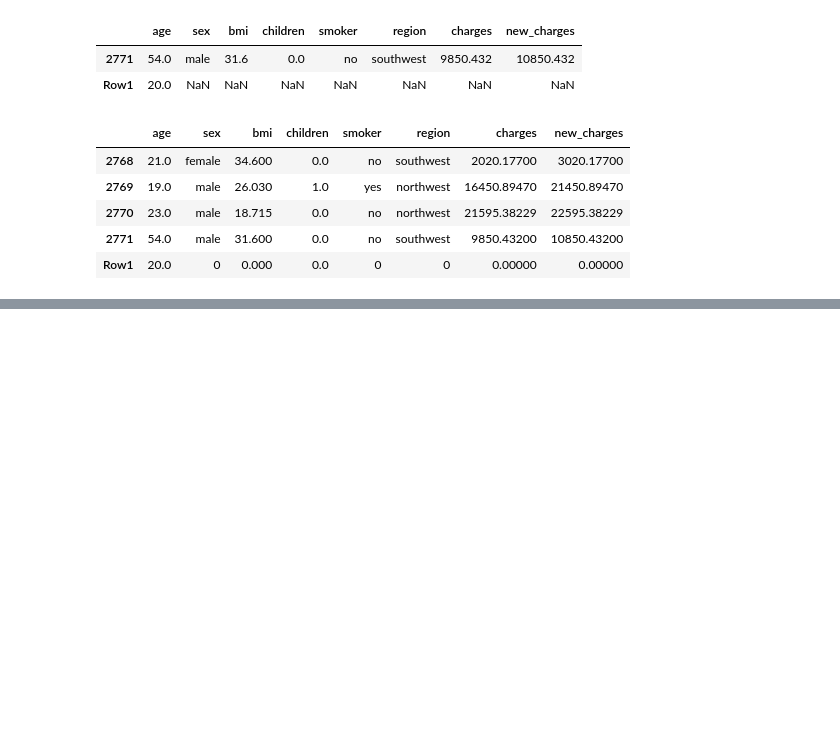
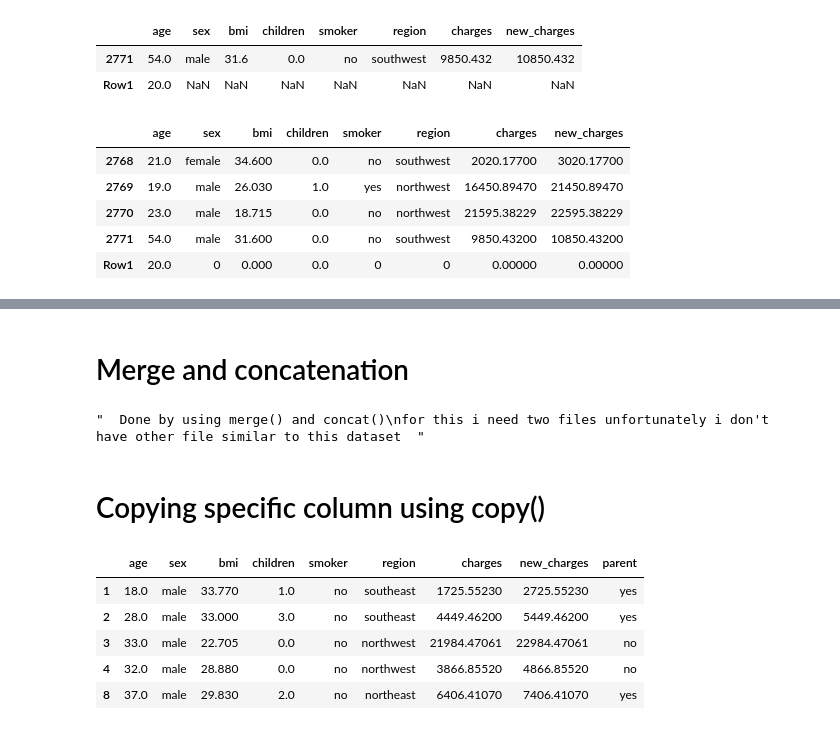
Before and after one commit to nid067/Project_ML, a Jupyter notebook: pandas_tuto.ipynb, the cells around one changed output, grey strips where cells are left out. Cells and saved outputs as stored; diff of their text form; code cells hidden in the pictures; blank space fills up the shorter version.

```diff
--- a/pandas_tuto.ipynb
+++ b/pandas_tuto.ipynb
@@ -413,0 +414,20 @@ bios_new.sample(10)
+# %% [markdown]
+# Merge and concatenation
+# %%
+ """  Done by using merge() and concat()
+ for this i need two files unfortunately i don't have other file similar to this dataset  """
+# %% [output]
+"  Done by using merge() and concat()\nfor this i need two files unfortunately i don't have other file similar to this dataset  "
+# %% [markdown]
+# Copying specific column using copy()
+# %%
+male=bios_new[bios_new['sex']=='male'].copy()
+# %%
+male.head()
+# %% [output]
+|  | age | sex | bmi | children | smoker | region | charges | new_charges | parent |
+| 1 | 18.0 | male | 33.770 | 1.0 | no | southeast | 1725.55230 | 2725.55230 | yes |
+| 2 | 28.0 | male | 33.000 | 3.0 | no | southeast | 4449.46200 | 5449.46200 | yes |
+| 3 | 33.0 | male | 22.705 | 0.0 | no | northwest | 21984.47061 | 22984.47061 | no |
+| 4 | 32.0 | male | 28.880 | 0.0 | no | northwest | 3866.85520 | 4866.85520 | no |
+| 8 | 37.0 | male | 29.830 | 2.0 | no | northeast | 6406.41070 | 7406.41070 | yes |
```
Also changed, not shown: parts of 5 cells of this notebook.
